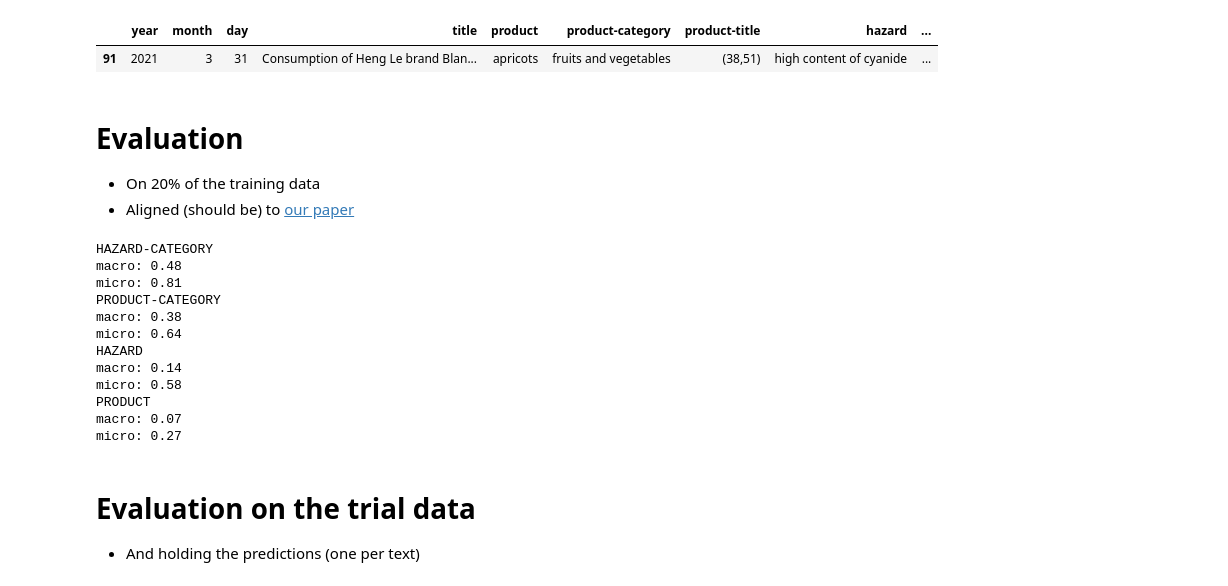
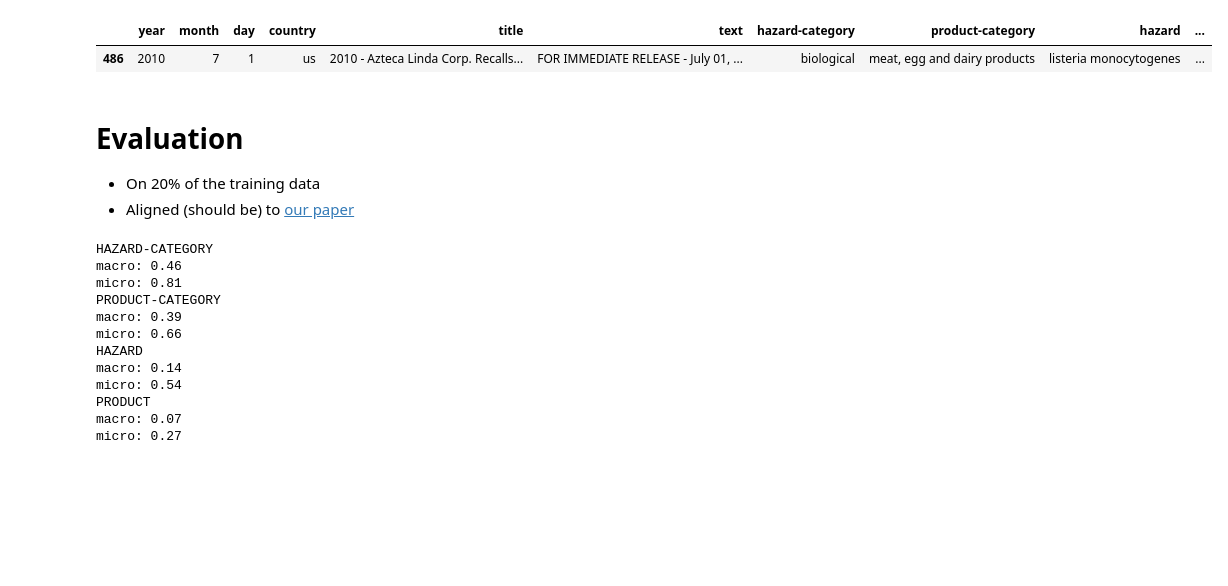
Before and after one commit to food-hazard-detection-semeval-2025/food-hazard-detection-semeval-2025.github.io, a Jupyter notebook: code/The_Food_Hazard_Detection_Challenge_SemEval_2024.ipynb, the cells around one changed output. Cells and saved outputs as stored; diff of their text form; code cells hidden in the pictures; blank space fills up the shorter version.

Commit message:
Updated to use the training data

```diff
--- a/code/The_Food_Hazard_Detection_Challenge_SemEval_2024.ipynb
+++ b/code/The_Food_Hazard_Detection_Challenge_SemEval_2024.ipynb
@@ -6,11 +13,10 @@
 # %%
 import pandas as pd
-data = pd.read_csv('incidents_rest.csv', index_col=0)
-trial = pd.read_csv('incidents_sample.csv', index_col=0)
-trial.sample()
+data = pd.read_csv('food-hazard-detection-semeval-2025.github.io/data/incidents_train.csv', index_col=0)
+data.sample()
 # %% [output]
-|  | year | month | day | title | product | product-category | product-title | hazard | ... |
-| 91 | 2021 | 3 | 31 | Consumption of Heng Le brand Blan... | apricots | fruits and vegetables | (38,51) | high content of cyanide | ... |
+|  | year | month | day | country | title | text | hazard-category | product-category | hazard | ... |
+| 486 | 2010 | 7 | 1 | us | 2010 - Azteca Linda Corp. Recalls... | FOR IMMEDIATE RELEASE - July 01, ... | biological | meat, egg and dairy products | listeria monocytogenes | ... |
 # %%
 from sklearn.model_selection import train_test_split
 trainset, testset = train_test_split(data, test_size=0.2, random_state=2024)
@@ -30,25 +36,27 @@ text_clf_lr = Pipeline([
 * Aligned (should be) to [our paper](https://openreview.net/pdf?id=SAeSTkdtlC-)
 # %%
 from sklearn.metrics import classification_report, f1_score
+
+predictions = pd.DataFrame()
+
 for label in ('hazard-category', 'product-category', 'hazard', 'product'):
   print(label.upper())
   text_clf_lr.fit(trainset.title, trainset[label])
   lr_predictions = text_clf_lr.predict(testset.title)
   print(f'macro: {f1_score(testset[label], lr_predictions, zero_division=0, average="macro"):.2f}')
   print(f'micro: {f1_score(testset[label], lr_predictions, zero_division=0, average="micro"):.2f}')
+  # saving the predictions
+  predictions[label] = lr_predictions
 # %% [output]
 HAZARD-CATEGORY
-macro: 0.48
+macro: 0.46
 micro: 0.81
 PRODUCT-CATEGORY
-macro: 0.38
-micro: 0.64
+macro: 0.39
+micro: 0.66
 HAZARD
 macro: 0.14
-micro: 0.58
+micro: 0.54
 PRODUCT
 macro: 0.07
 micro: 0.27
-# %% [markdown]
-# Evaluation on the trial data
-* And holding the predictions (one per text)
```
Also changed, not shown: parts of 9 cells of this notebook.
